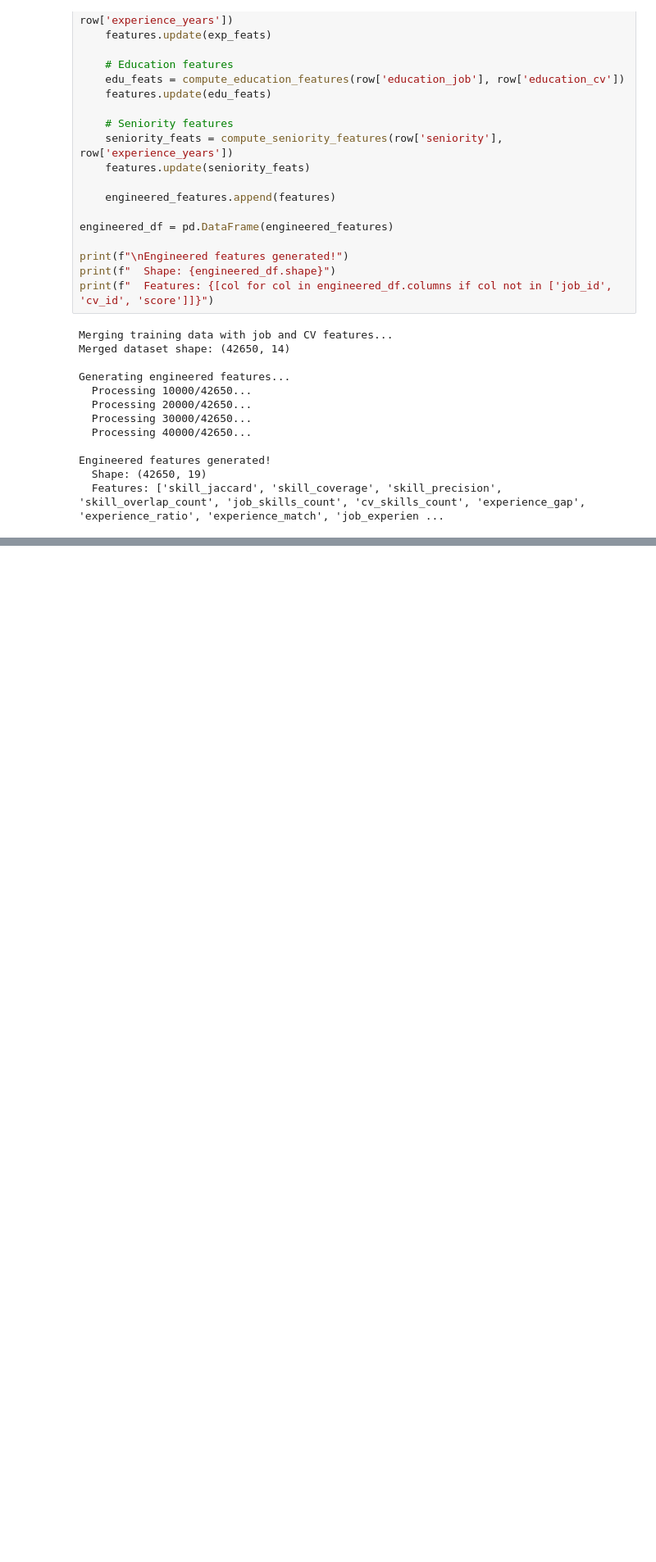
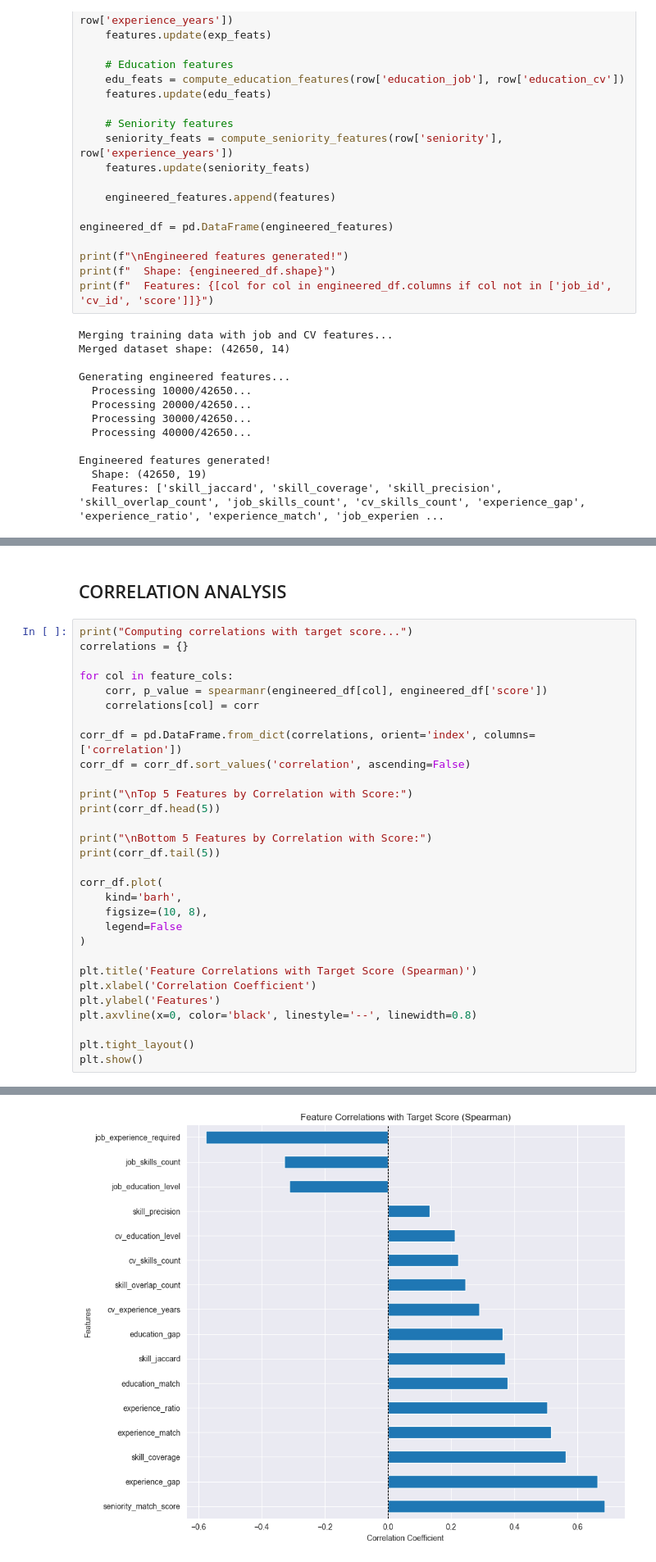
Before and after one commit to NguyenHungCuongg/Smart-Recruit, a Jupyter notebook: ml/dataset/notebooks/02_feature_engineering.ipynb, the cells around one changed output, grey strips where cells are left out. Shown at 82% size. Drawn from its saved outputs; the diff is of its cells as text; blank space fills up the shorter version.

```diff
--- a/ml/dataset/notebooks/02_feature_engineering.ipynb
+++ b/ml/dataset/notebooks/02_feature_engineering.ipynb
@@ -234,0 +286,33 @@ Engineered features generated!
+# %% [markdown]
+## CORRELATION ANALYSIS
+# %%
+print("Computing correlations with target score...")
+correlations = {}
+
+for col in feature_cols:
+    corr, p_value = spearmanr(engineered_df[col], engineered_df['score'])
+    correlations[col] = corr
+
+corr_df = pd.DataFrame.from_dict(correlations, orient='index', columns=['correlation'])
+corr_df = corr_df.sort_values('correlation', ascending=False)
+
+print("\nTop 5 Features by Correlation with Score:")
+print(corr_df.head(5))
+
+print("\nBottom 5 Features by Correlation with Score:")
+print(corr_df.tail(5))
+
+corr_df.plot(
+    kind='barh',
+    figsize=(10, 8),
+    legend=False
+)
+
+plt.title('Feature Correlations with Target Score (Spearman)')
+plt.xlabel('Correlation Coefficient')
+plt.ylabel('Features')
+plt.axvline(x=0, color='black', linestyle='--', linewidth=0.8)
+
+plt.tight_layout()
+plt.show()
+# %% [output]
@@ -234,0 +336 @@ Engineered features generated!
+[figure, added]
```
Also changed, not shown: parts of 7 cells of this notebook.
